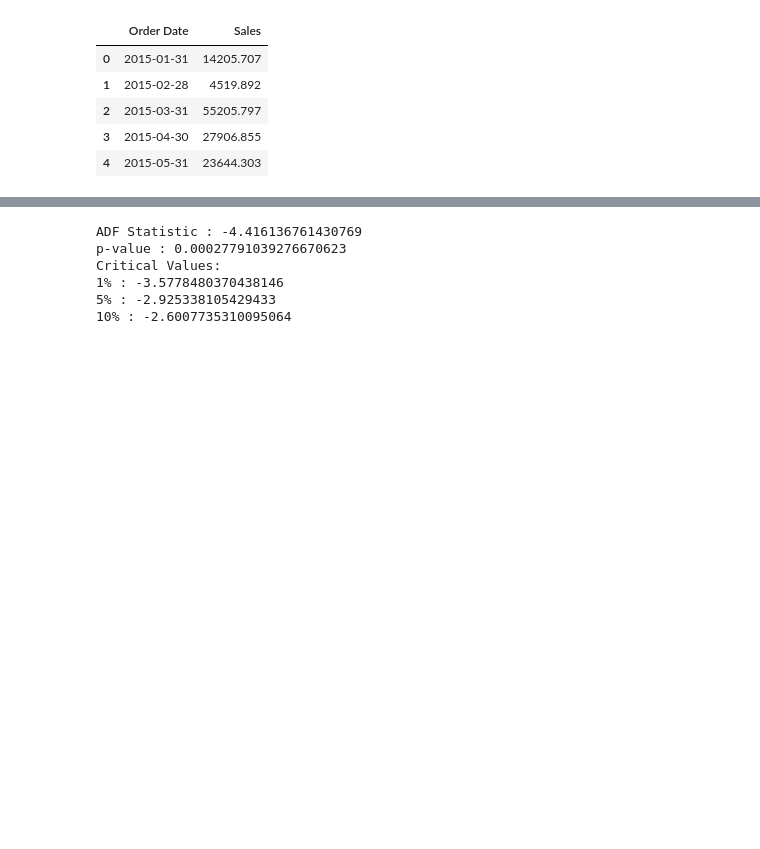
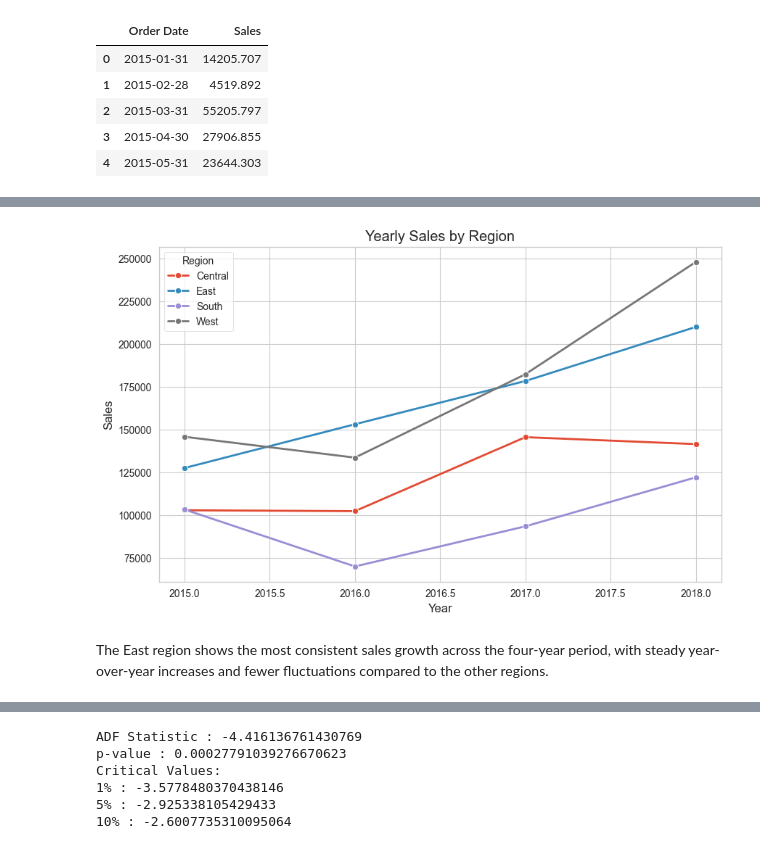
Before and after one commit to vishnu-v45/SalesForecasting, a Jupyter notebook: analysis.ipynb, the cells around one changed output, grey strips where cells are left out. Cells and saved outputs as stored; diff of their text form; code cells hidden in the pictures; blank space fills up the shorter version.

```diff
--- a/analysis.ipynb
+++ b/analysis.ipynb
@@ -225,0 +244,8 @@ monthly_sales.head()
+# %%
+region_growth = (
+    df.groupby(["Year","Region"])["Sales"]
+      .sum()
+      .reset_index()
+)
+
+region_growth.head()
@@ -225,0 +259,19 @@ monthly_sales.head()
+# %%
+plt.figure(figsize=(10,6))
+
+sns.lineplot(
+    data=region_growth,
+    x="Year",
+    y="Sales",
+    hue="Region",
+    marker="o",
+    linewidth=2
+)
+
+plt.title("Yearly Sales by Region")
+
+plt.show()
+# %% [output]
+[figure, added]
+# %% [markdown]
+The East region shows the most consistent sales growth across the four-year period, with steady year-over-year increases and fewer fluctuations compared to the other regions.
```
Also changed, not shown: parts of 100 cells of this notebook, 6 other files.
